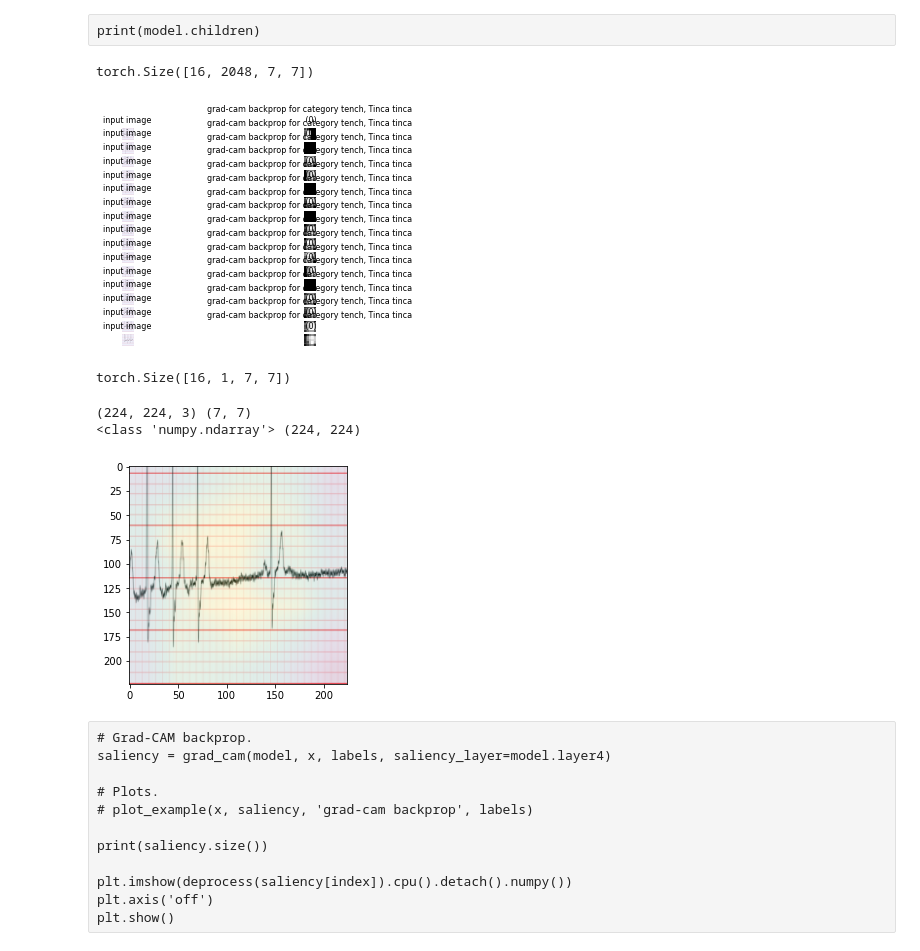
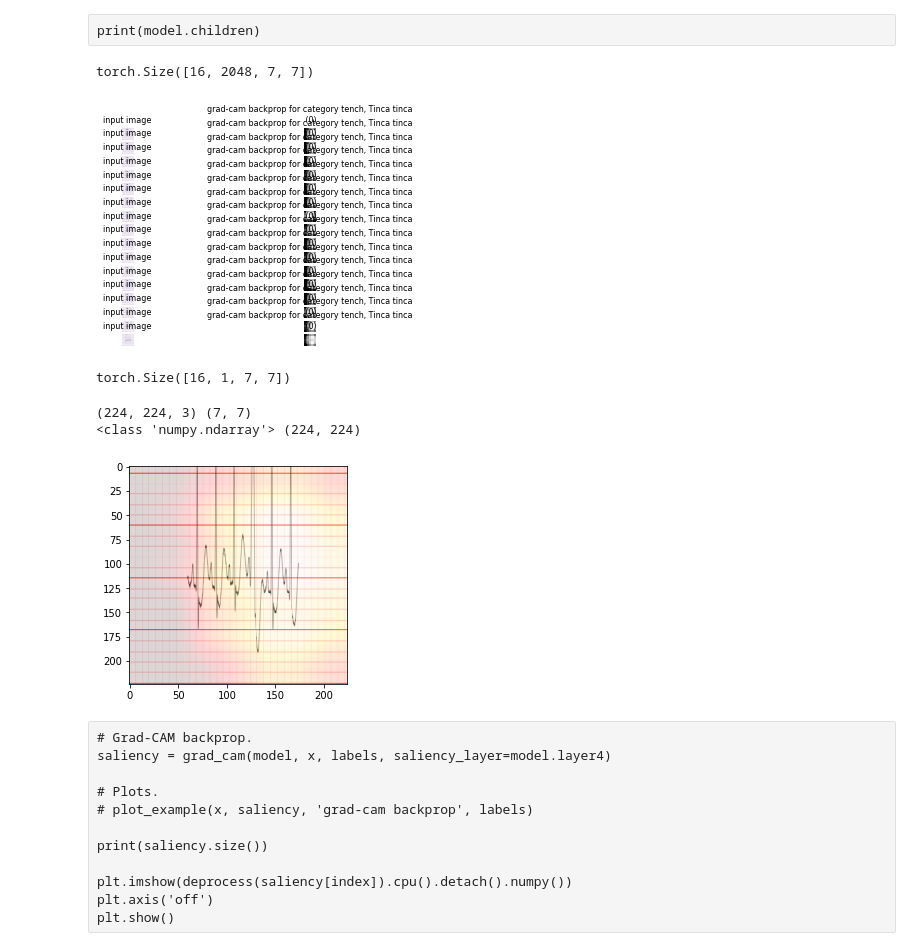
Before and after one commit to ruivarandas/DSLproject, a Jupyter notebook: notebooks/Grad-CAM.ipynb, the cells around one changed output. Cells and saved outputs as stored; diff of their text form; code cells hidden in the pictures.

Commit message:
new data folders

```diff
--- a/notebooks/Grad-CAM.ipynb
+++ b/notebooks/Grad-CAM.ipynb
@@ -53,6 +50,9 @@ data, size = data_prep.create_dataloaders(16, False, 4)
 # %%
 # CHECK THIS!!!
 beat = "final"
+# %%
+data_prep = DataPreparation(f'../data/figures_{beat}/test')
+data, size = data_prep.create_dataloaders(16, False, 4)
 # %%
 model_path = Path().cwd().parents[0] / f"models/resnet50_d_02_t_20_10_{beat}_beat.pth"
 model = torch.load(model_path)
@@ -230,38 +116,38 @@ saliency = gradient_to_grad_cam_saliency(probe.data[0])
 plot_example(x, saliency, 'grad-cam backprop', labels, save_path='saliency.pdf')
 # %% [output]
 torch.Size([16, 2048, 7, 7])
-[figure, old version]
+[figure, new version]
 # %%
 saliency.size()
 # %% [output]
 torch.Size([16, 1, 7, 7])
 # %%
-index = 9
+index = 2
 # %%
 import cv2
 heatmap = np.float32(saliency[index, 0].cpu().detach())
 img = np.array(deprocess(x[index].cpu().detach()))
 
 print(img.shape, heatmap.shape)
 
 heatmap = cv2.resize(heatmap, (img.shape[1], img.shape[0]))
 heatmap = np.uint8(255 * heatmap)
 
 print(type(heatmap), heatmap.shape)
 
-plt.imshow(heatmap, alpha=.7)
+plt.imshow(heatmap, alpha=.7, cmap='hot')
 plt.imshow(img, alpha=.8)
 plt.show()
 
 # heatmap = cv2.applyColorMap(cv2.UMat(heatmap), cv2.COLORMAP_JET)
 # print(type(heatmap))
 # # superimposed_img = heatmap * 0.4 + img
 # superimposed_img = cv2.addWeighted(img, .4, heatmap, .4, 0)
 # cv2.imwrite('./map.jpg', superimposed_img)
 # %% [output]
 (224, 224, 3) (7, 7)
 <class 'numpy.ndarray'> (224, 224)
-[figure, old version]
+[figure, new version]
 # %% [raw]
 # Grad-CAM backprop.
 saliency = grad_cam(model, x, labels, saliency_layer=model.layer4)
```
Also changed, not shown: parts of 17 cells of this notebook, 9 other files.
